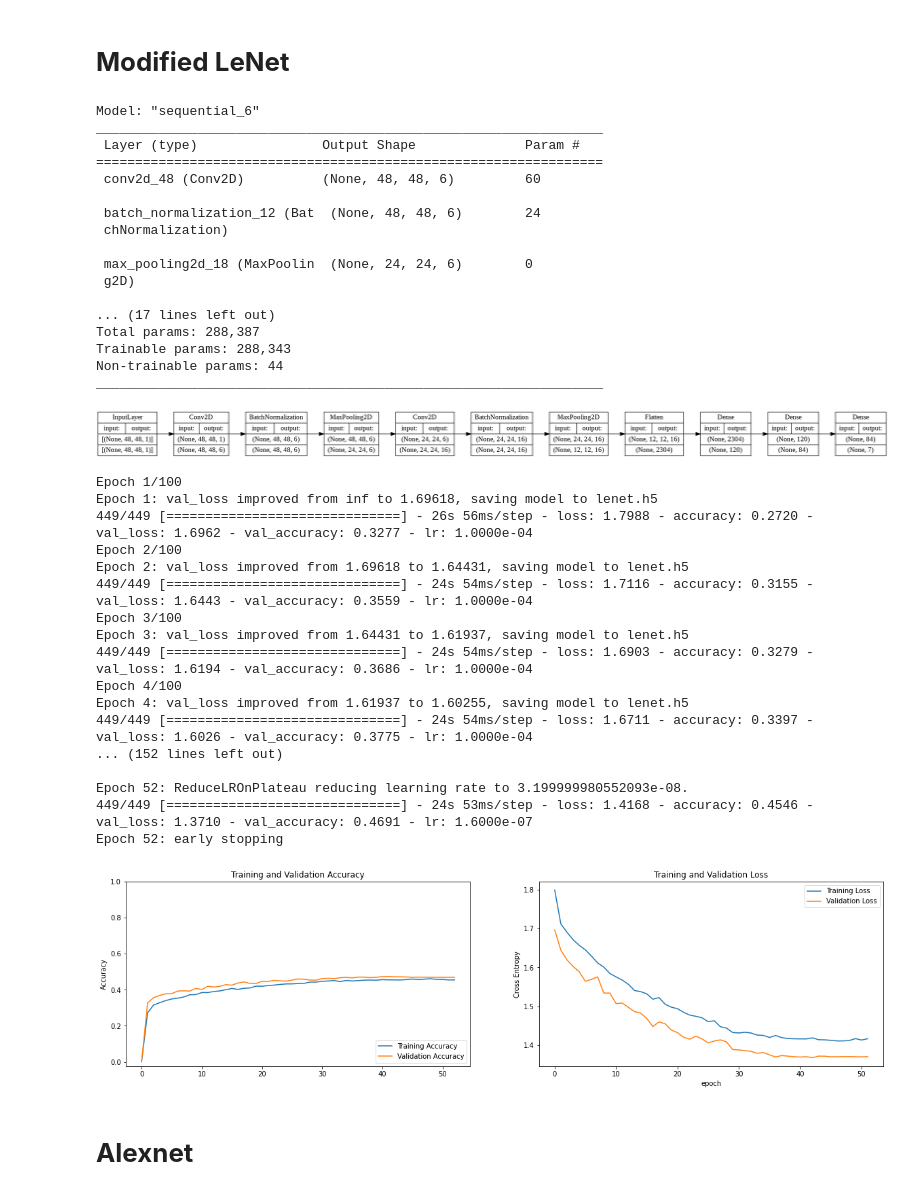
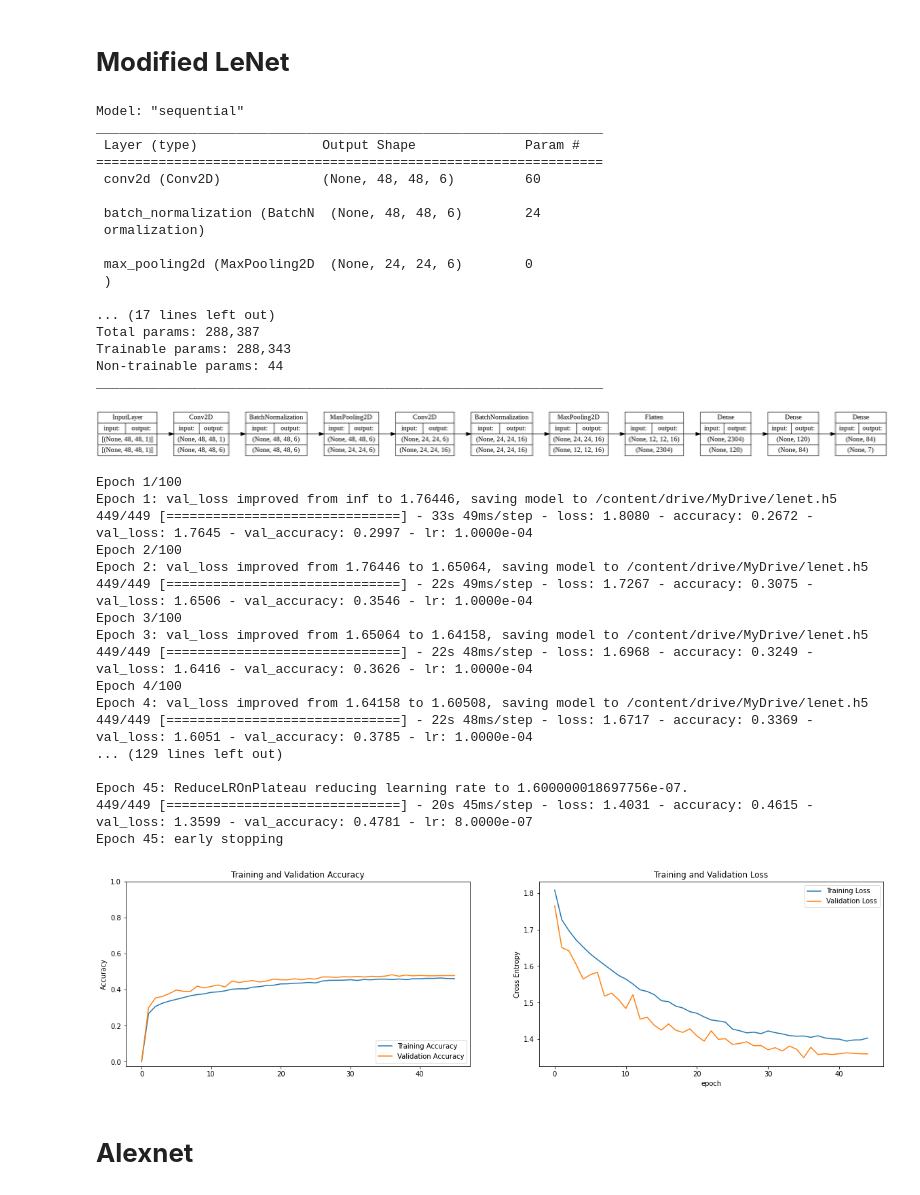
Before and after one commit to s-kp/CapstoneProject-FaceEmotionRecognition, a Jupyter notebook: FER_Notebook.ipynb, the cells around one changed output. Cells and saved outputs as stored; diff of their text form; code cells hidden in the pictures.

```diff
--- a/FER_Notebook.ipynb
+++ b/FER_Notebook.ipynb
@@ -170,7 +177,7 @@ def plots(history):
 <a name='2'></a>
 # **Modified LeNet**
 # %%
-# Defining a CNN architecture using keras sequential API
+# Defining modeified Lenet architecture using keras sequential API
 lenet = Sequential([# First CNN layer
                     Conv2D(filters=6, kernel_size=3, activation='relu', padding='same', input_shape=(48, 48, 1)),
                     BatchNormalization(), MaxPool2D(pool_size = 2),
@@ -185,22 +192,22 @@ lenet = Sequential([# First CNN layer
                     Dense(7, activation='softmax')])
 
 # Compiling the model
-lenet.compile(loss='categorical_crossentropy', optimizer=opt, metrics=['accuracy'])
+lenet.compile(loss='categorical_crossentropy', optimizer=Adam(learning_rate=0.0001, decay=1e-6), metrics=['accuracy'])
 
 # checking summary
 lenet.summary()
 # %% [output]
-Model: "sequential_6"
+Model: "sequential"
 _________________________________________________________________
  Layer (type)                Output Shape              Param #
 =================================================================
- conv2d_48 (Conv2D)          (None, 48, 48, 6)         60
+ conv2d (Conv2D)             (None, 48, 48, 6)         60
 
- batch_normalization_12 (Bat  (None, 48, 48, 6)        24
- chNormalization)
+ batch_normalization (BatchN  (None, 48, 48, 6)        24
+ ormalization)
 
- max_pooling2d_18 (MaxPoolin  (None, 24, 24, 6)        0
- g2D)
+ max_pooling2d (MaxPooling2D  (None, 24, 24, 6)        0
+ )
 
 ... (17 lines left out)
 Total params: 288,387
@@ -214,29 +221,30 @@ plot_model(lenet, show_shapes=True, to_file='lenet.png', rankdir='LR', show_laye
 [figure]
 # %%
 # Fitting the model
-history = lenet.fit(train_data, validation_data=validation, epochs=100, callbacks=callback_list('lenet'))
+lenet_history = lenet.fit(train_data, validation_data=validation, epochs=100, callbacks=callback_list('lenet'))
 # %% [output]
 Epoch 1/100
-Epoch 1: val_loss improved from inf to 1.69618, saving model to lenet.h5
-449/449 [==============================] - 26s 56ms/step - loss: 1.7988 - accuracy: 0.2720 - val_loss: 1.6962 - val_accuracy: 0.3277 - lr: 1.0000e-04
+Epoch 1: val_loss improved from inf to 1.76446, saving model to /content/drive/MyDrive/lenet.h5
+449/449 [==============================] - 33s 49ms/step - loss: 1.8080 - accuracy: 0.2672 - val_loss: 1.7645 - val_accuracy: 0.2997 - lr: 1.0000e-04
 Epoch 2/100
-Epoch 2: val_loss improved from 1.69618 to 1.64431, saving model to lenet.h5
-449/449 [==============================] - 24s 54ms/step - loss: 1.7116 - accuracy: 0.3155 - val_loss: 1.6443 - val_accuracy: 0.3559 - lr: 1.0000e-04
+Epoch 2: val_loss improved from 1.76446 to 1.65064, saving model to /content/drive/MyDrive/lenet.h5
+449/449 [==============================] - 22s 49ms/step - loss: 1.7267 - accuracy: 0.3075 - val_loss: 1.6506 - val_accuracy: 0.3546 - lr: 1.0000e-04
 Epoch 3/100
-Epoch 3: val_loss improved from 1.64431 to 1.61937, saving model to lenet.h5
-449/449 [==============================] - 24s 54ms/step - loss: 1.6903 - accuracy: 0.3279 - val_loss: 1.6194 - val_accuracy: 0.3686 - lr: 1.0000e-04
+Epoch 3: val_loss improved from 1.65064 to 1.64158, saving model to /content/drive/MyDrive/lenet.h5
+449/449 [==============================] - 22s 48ms/step - loss: 1.6968 - accuracy: 0.3249 - val_loss: 1.6416 - val_accuracy: 0.3626 - lr: 1.0000e-04
 Epoch 4/100
-Epoch 4: val_loss improved from 1.61937 to 1.60255, saving model to lenet.h5
-449/449 [==============================] - 24s 54ms/step - loss: 1.6711 - accuracy: 0.3397 - val_loss: 1.6026 - val_accuracy: 0.3775 - lr: 1.0000e-04
-... (152 lines left out)
+Epoch 4: val_loss improved from 1.64158 to 1.60508, saving model to /content/drive/MyDrive/lenet.h5
+449/449 [==============================] - 22s 48ms/step - loss: 1.6717 - accuracy: 0.3369 - val_loss: 1.6051 - val_accuracy: 0.3785 - lr: 1.0000e-04
+... (129 lines left out)
 
-Epoch 52: ReduceLROnPlateau reducing learning rate to 3.199999980552093e-08.
-449/449 [==============================] - 24s 53ms/step - loss: 1.4168 - accuracy: 0.4546 - val_loss: 1.3710 - val_accuracy: 0.4691 - lr: 1.6000e-07
-Epoch 52: early stopping
+Epoch 45: ReduceLROnPlateau reducing learning rate to 1.600000018697756e-07.
+449/449 [==============================] - 20s 45ms/step - loss: 1.4031 - accuracy: 0.4615 - val_loss: 1.3599 - val_accuracy: 0.4781 - lr: 8.0000e-07
+Epoch 45: early stopping
-# %%
-plots(history)
-# %% [output]
-[figure, removed]
+# %%
+# Plotting te accuracy and loss
+plots(lenet_history)
+# %% [output]
+[figure, added]
 # %% [markdown]
 <a name='2'></a>
 # **Alexnet**
```
Also changed, not shown: parts of 33 cells of this notebook.
